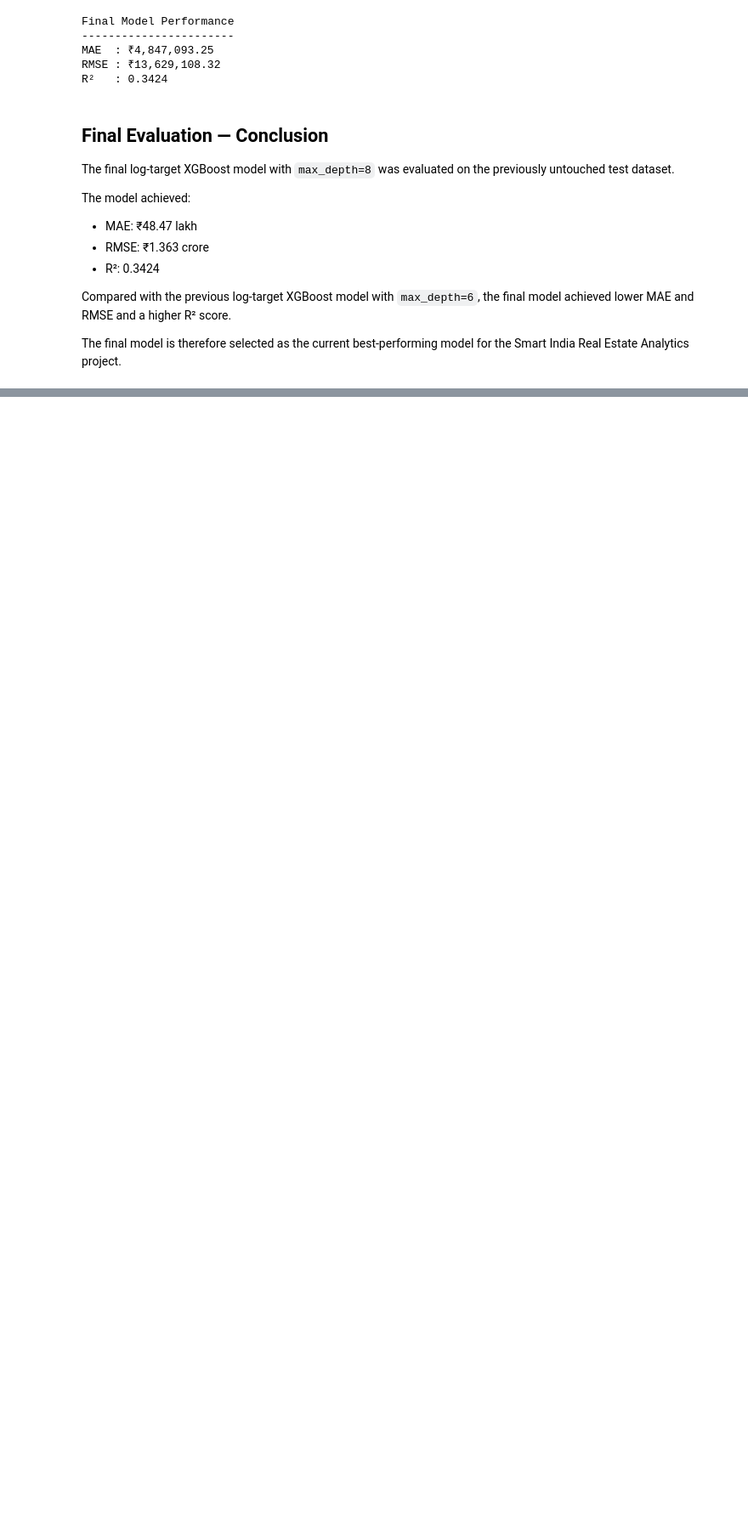
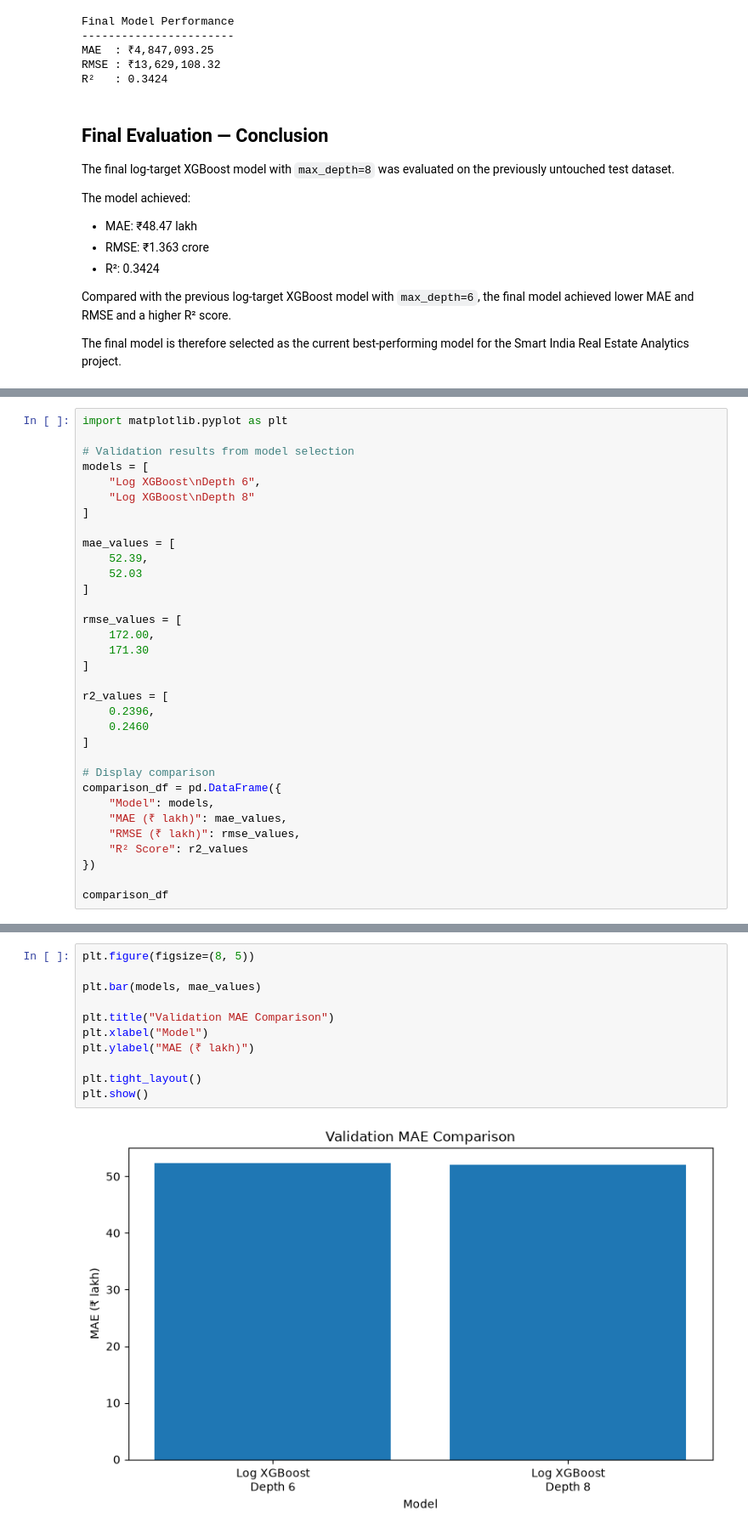
Before and after one commit to yashverma1706/Smart-India-Real-Estate-Analytics, a Jupyter notebook: notebooks/04_new_model_evaluation.ipynb, the cells around one changed output, grey strips where cells are left out. Shown at 85% size. Saved outputs shown, nothing was run; the diff lists cells and outputs as text; blank space fills up the shorter version.

```diff
--- a/notebooks/04_new_model_evaluation.ipynb
+++ b/notebooks/04_new_model_evaluation.ipynb
@@ -389,0 +637,33 @@ The final model is therefore selected as the current best-performing model for t
+# %%
+import matplotlib.pyplot as plt
+
+# Validation results from model selection
+models = [
+    "Log XGBoost\nDepth 6",
+    "Log XGBoost\nDepth 8"
+]
+
+mae_values = [
+    52.39,
+    52.03
+]
+
+rmse_values = [
+    172.00,
+    171.30
+]
+
+r2_values = [
+    0.2396,
+    0.2460
+]
+
+# Display comparison
+comparison_df = pd.DataFrame({
+    "Model": models,
+    "MAE (₹ lakh)": mae_values,
+    "RMSE (₹ lakh)": rmse_values,
+    "R² Score": r2_values
+})
+
+comparison_df
@@ -389,0 +674,13 @@ The final model is therefore selected as the current best-performing model for t
+# %%
+plt.figure(figsize=(8, 5))
+
+plt.bar(models, mae_values)
+
+plt.title("Validation MAE Comparison")
+plt.xlabel("Model")
+plt.ylabel("MAE (₹ lakh)")
+
+plt.tight_layout()
+plt.show()
+# %% [output]
+[figure, added]
```
Also changed, not shown: parts of 16 cells of this notebook.
